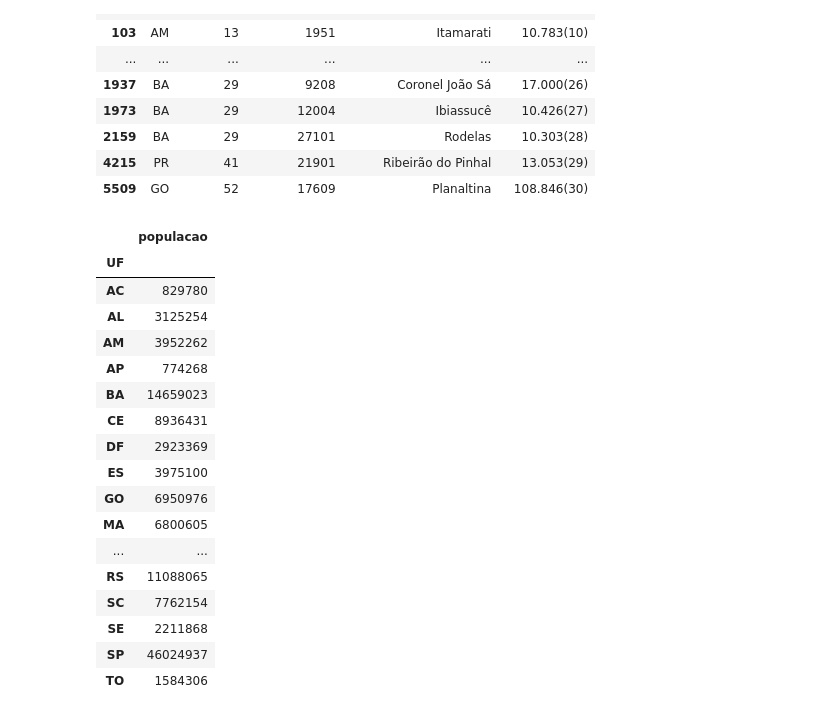
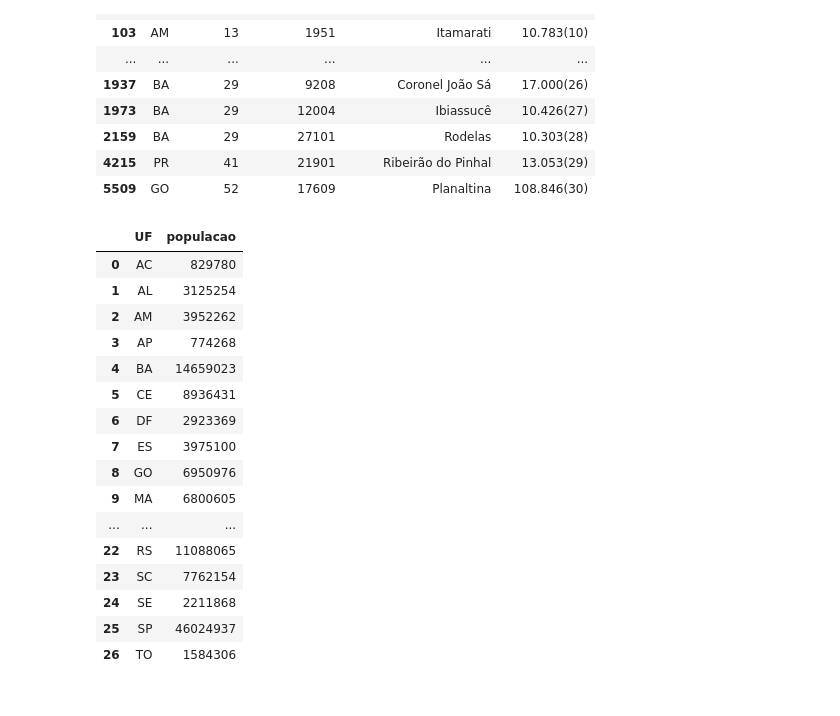
Before and after one commit to Cadu-ops/Alura, a Jupyter notebook: Alura/Pandas - selecionando e agrupando dados/aula4.ipynb, the cells around one changed output. Saved outputs shown, nothing was run; the diff lists cells and outputs as text; code cells hidden in the pictures.

```diff
--- a/Alura/Pandas - selecionando e agrupando dados/aula4.ipynb
+++ b/Alura/Pandas - selecionando e agrupando dados/aula4.ipynb
@@ -3,7 +3,8 @@ Unindo dados
 # %%
 import pandas as pd
 # %%
-path = r'C:\Users\logistica.wms\OneDrive - SANTA FÉ\Documents\Projetos\alura\gcp\pandasManipulação\dados\POP2022_Municipios(Municípios).csv'
+path = r'C:\Users\logistica.wms\OneDrive - SANTA FÉ\Documents\Cursos\Alura\Alura\Pandas - selecionando e agrupando dados\dados\POP2022_Municipios(Municípios).csv'
+
 dados_populacao = pd.read_csv(path,
                               sep=';',
                               encoding='ISO-8859-1',
@@ -95,23 +89,23 @@ dados_populacao = dados_populacao.assign(populacao_sem_parenteses = dados_popula
 # %%
 dados_populacao = dados_populacao.astype({'populacao' : 'int'})
 # %%
-dados_populacao.groupby('UF')[['populacao']].mean(numeric_only=True)
+dados_populacao = dados_populacao.groupby('UF')[['populacao']].sum(numeric_only=True).reset_index()
+dados_populacao
 # %% [output]
-|  | populacao |
-| UF |  |
-| AC | 829780 |
-| AL | 3125254 |
-| AM | 3952262 |
-| AP | 774268 |
-| BA | 14659023 |
-| CE | 8936431 |
-| DF | 2923369 |
-| ES | 3975100 |
-| GO | 6950976 |
-| MA | 6800605 |
-| ... | ... |
-| RS | 11088065 |
-| SC | 7762154 |
-| SE | 2211868 |
-| SP | 46024937 |
-| TO | 1584306 |
+|  | UF | populacao |
+| 0 | AC | 829780 |
+| 1 | AL | 3125254 |
+| 2 | AM | 3952262 |
+| 3 | AP | 774268 |
+| 4 | BA | 14659023 |
+| 5 | CE | 8936431 |
+| 6 | DF | 2923369 |
+| 7 | ES | 3975100 |
+| 8 | GO | 6950976 |
+| 9 | MA | 6800605 |
+| ... | ... | ... |
+| 22 | RS | 11088065 |
+| 23 | SC | 7762154 |
+| 24 | SE | 2211868 |
+| 25 | SP | 46024937 |
+| 26 | TO | 1584306 |
```
Also changed, not shown: parts of 6 cells of this notebook, 1 other file.
